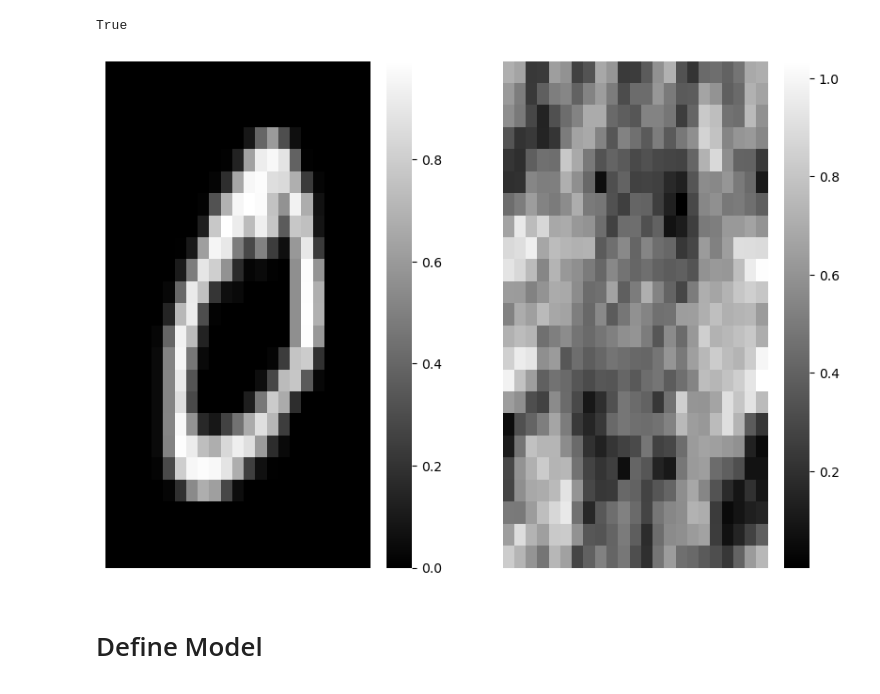
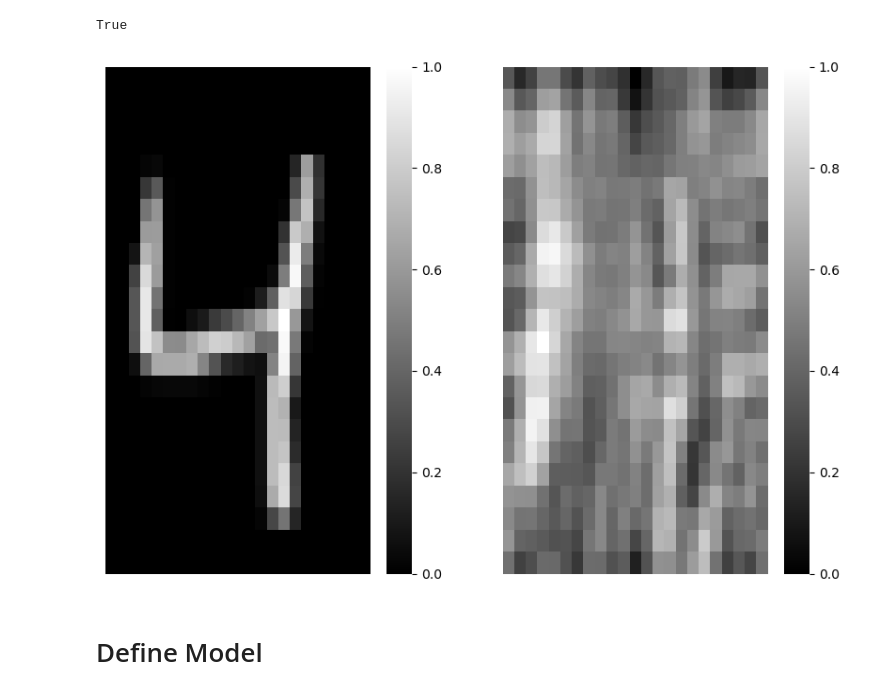
Before and after one commit to jornelasmunoz/UCM_Undergraduate_Research, a Jupyter notebook: jornelasmunoz/notebooks/learn_decoder.ipynb, the cells around one changed output. Cells and saved outputs as stored; diff of their text form; code cells hidden in the pictures.

```diff
--- a/jornelasmunoz/notebooks/learn_decoder.ipynb
+++ b/jornelasmunoz/notebooks/learn_decoder.ipynb
@@ -78,6 +78,19 @@ class Noise_dB(object):
     def __repr__(self):
         return self.__class__.__name__ + '(snr = {0})'.format(self.snr)
 
+class Normalize_01(object):
+    '''Normalize tensor values between [0,1]
+
+    Args:
+        tensor: image tensor to be normalized.
+    '''
+    def __init__(self):
+        super().__init__()
+
+    def __call__(self, tensor):
+        normalized_tensor = (tensor - tensor.min()) / (tensor.max() - tensor.min())
+        return normalized_tensor
+
 # class Noise(object):
 #     def __init__(self, mean=0, dev=1):
 #         self.mean = mean
@@ -263,15 +276,16 @@ wandb: Currently logged in as: jocelynornelasmunoz. Use `wandb login --relogin`
 True
 # %%
 # Create params dict
+date = str(datetime.datetime.now().date())
 params = {
     "image_size": 23,
     "batch_size":100,
     "learning_rate": 0.001,
-    "epochs": 20,
-    "model": "decoder_cnn",
+    "epochs": 10,
+    "model": f"decoder_cnn_{date}",
     "dataset": "mnist_mura_noiseless",
     "scheduler_patience": 2,
-    "snr": 10,
+    "snr": None,
 }
 wandb.config = params
 # %%
@@ -280,13 +294,15 @@ transform_list = transforms.Compose(
             [   transforms.Grayscale(),
                 transforms.ToTensor(),
                 transforms.Resize(params['image_size'], antialias=True),
-                Noise_dB(desired_snr=params['snr']),
-                transforms.Normalize(0, 1),
+                # Noise_dB(desired_snr=params['snr']),
+                # transforms.Normalize(0, 1),
+                Normalize_01(),
                 ])
 target_transform = transforms.Compose(
             [   transforms.Grayscale(),
                 transforms.ToTensor(),
                 transforms.Resize((params['image_size'],params['image_size']), antialias=True),
+                Normalize_01(),
                 ])
 # %%
 # Load dataset
@@ -297,14 +313,14 @@ loaders = {}
 loaders['train'] = DataLoader(mnist_mura, batch_size=1, shuffle=False)
 # %%
 fig, axs = plt.subplots(1,2, figsize=(10,7))
-idx=1
+idx=2
 sns.heatmap(loaders['train'].dataset[idx]['target'].squeeze(0), cmap= 'gray', ax=axs[0])
 sns.heatmap(loaders['train'].dataset[idx]['img'].squeeze(0), cmap= 'gray', ax=axs[1])
 axs[0].axis('off')
 axs[1].axis('off')
 plt.show()
 # %% [output]
-[figure, old version]
+[figure, new version]
 # %% [markdown]
 # Define Model
 # %%
```
Also changed, not shown: parts of 13 cells of this notebook, 16 other files.
